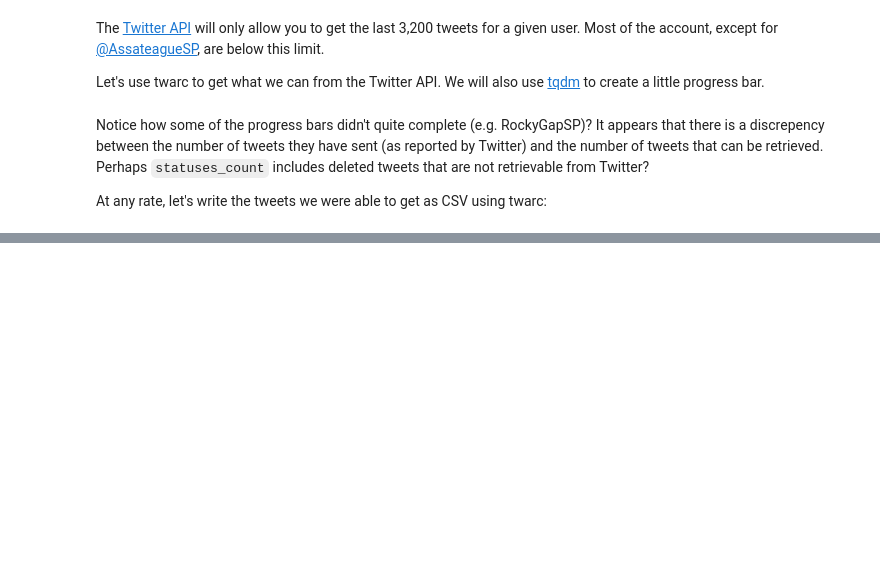
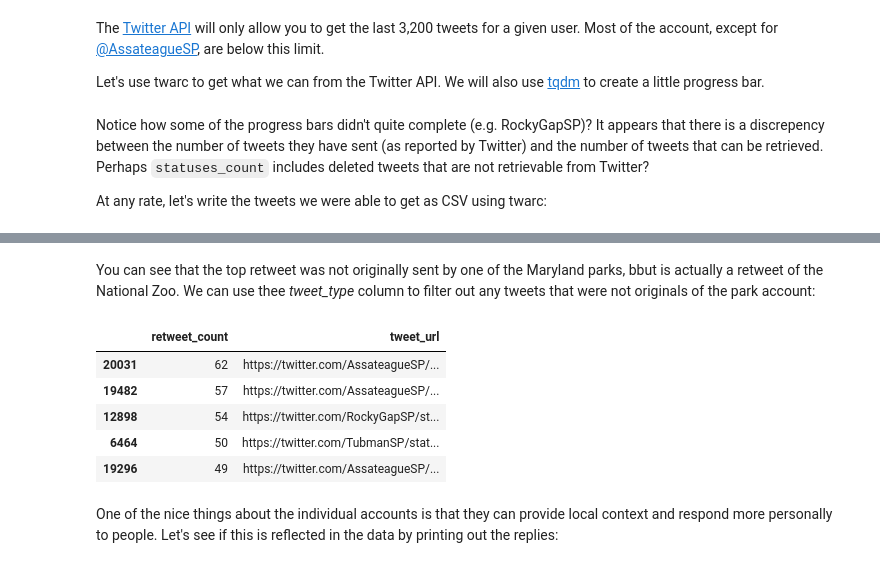
Before and after one commit to edsu/notebooks, a Jupyter notebook: MarylandStateParks.ipynb, the cells around one changed output, grey strips where cells are left out. Cells and saved outputs as stored; diff of their text form; code cells hidden in the pictures; blank space fills up the shorter version.

```diff
--- a/MarylandStateParks.ipynb
+++ b/MarylandStateParks.ipynb
@@ -141,0 +165,14 @@ with open('data/md-state-parks.csv', 'w') as fh:
+# %% [markdown]
+You can see that the top retweet was not originally sent by one of the Maryland parks, bbut is actually a retweet of the National Zoo. We can use thee *tweet_type* column to filter out any tweets that were not originals of the park account:
+# %%
+original = df.query('tweet_type == "original"')
+original[0:5][['retweet_count', 'tweet_url']]
+# %% [output]
+|  | retweet_count | tweet_url |
+| 20031 | 62 | https://twitter.com/AssateagueSP/... |
+| 19482 | 57 | https://twitter.com/AssateagueSP/... |
+| 12898 | 54 | https://twitter.com/RockyGapSP/st... |
+| 6464 | 50 | https://twitter.com/TubmanSP/stat... |
+| 19296 | 49 | https://twitter.com/AssateagueSP/... |
+# %% [markdown]
+One of the nice things about the individual accounts is that they can provide local context and respond more personally to people. Let's see if this is reflected in the data by printing out the replies:
```
Also changed, not shown: parts of 8 cells of this notebook, 2 other files.
